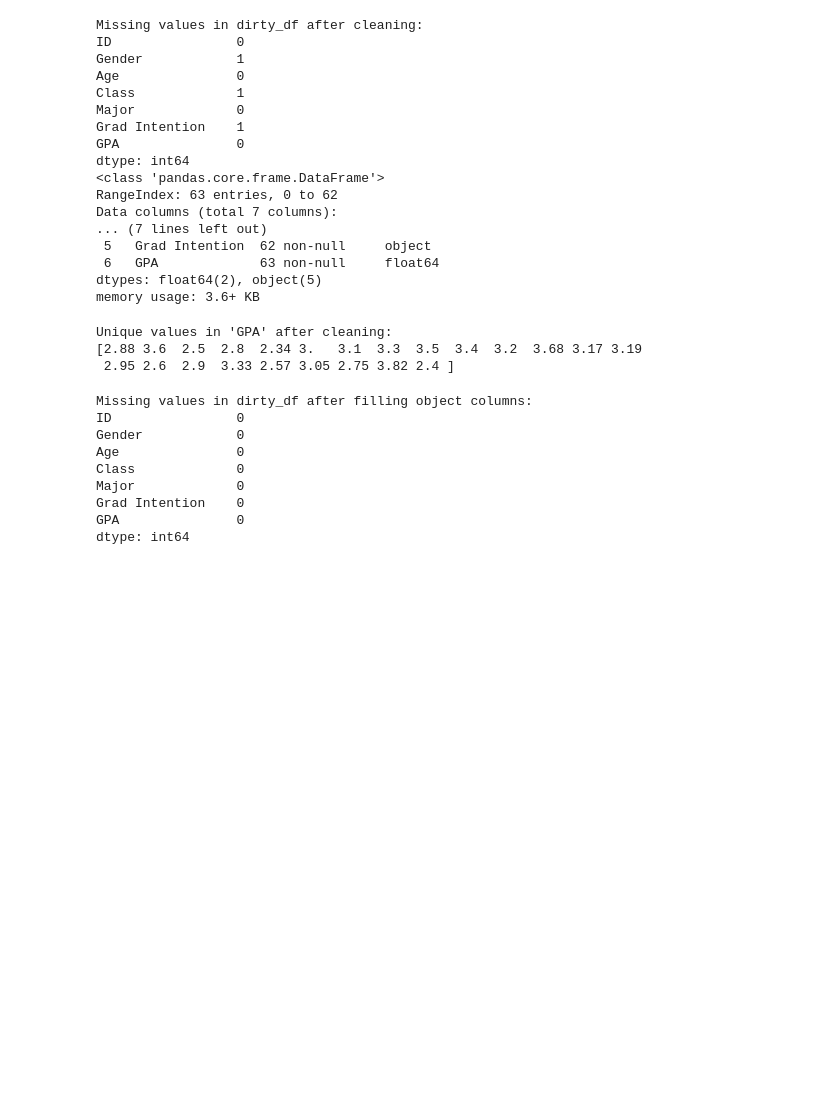
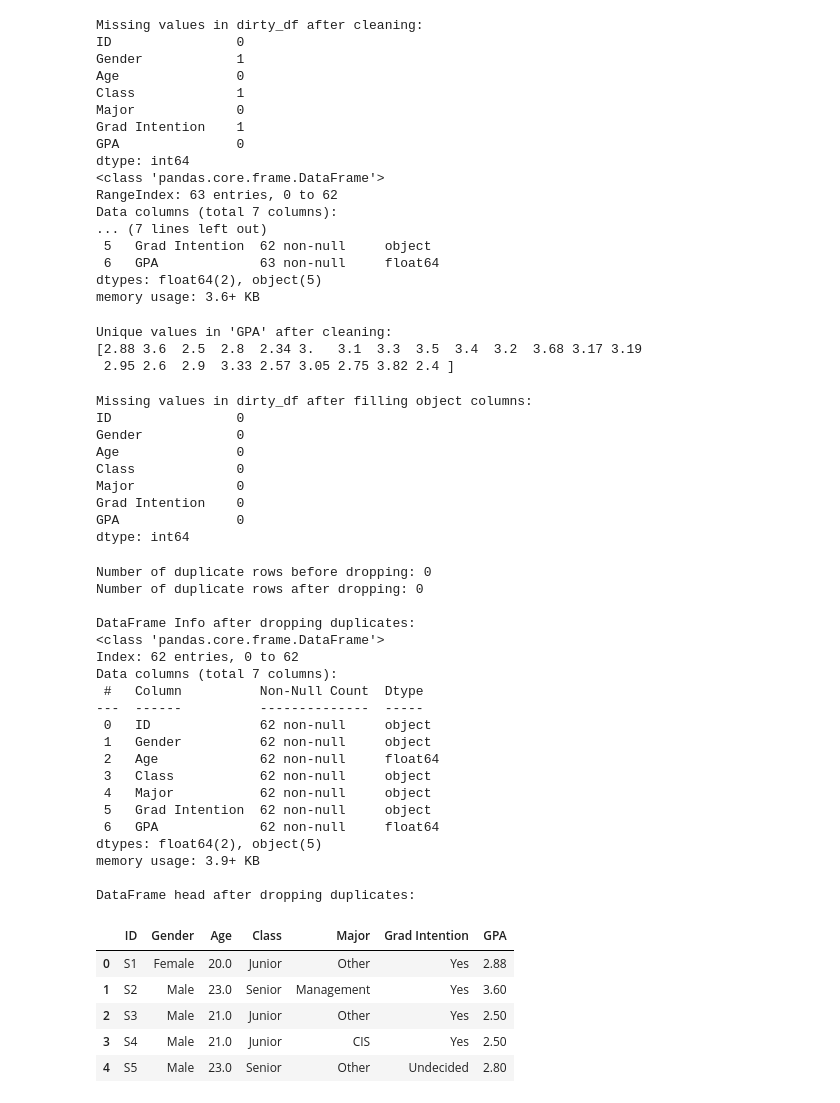
Before and after one commit to Kartavya-Jharwal/Kartavya_Business_Analytics2025, a Jupyter notebook: Class_Assignments/week5/Week_5_session_2_Merge_example.ipynb, the cells around one changed output. Drawn from its saved outputs; the diff is of its cells as text; code cells hidden in the pictures; blank space fills up the shorter version.

```diff
--- a/Class_Assignments/week5/Week_5_session_2_Merge_example.ipynb
+++ b/Class_Assignments/week5/Week_5_session_2_Merge_example.ipynb
@@ -202,3 +202,47 @@ Major             0
 Grad Intention    0
 GPA               0
 dtype: int64
+# %%
+# Check for duplicate rows
+duplicate_rows = dirty_df.duplicated().sum()
+print(f"\nNumber of duplicate rows before dropping: {duplicate_rows}")
+
+# Drop duplicate rows
+dirty_df = dirty_df.drop_duplicates()
+
+# Check for duplicate rows after dropping
+duplicate_rows_after = dirty_df.duplicated().sum()
+print(f"Number of duplicate rows after dropping: {duplicate_rows_after}")
+
+# Display the info and head of the dataframe after dropping duplicates
+print("\nDataFrame Info after dropping duplicates:")
+dirty_df.info()
+print("\nDataFrame head after dropping duplicates:")
+display(dirty_df.head())
+# %% [output]
+Number of duplicate rows before dropping: 0
+Number of duplicate rows after dropping: 0
+
+DataFrame Info after dropping duplicates:
+<class 'pandas.core.frame.DataFrame'>
+Index: 62 entries, 0 to 62
+Data columns (total 7 columns):
+ #   Column          Non-Null Count  Dtype
+---  ------          --------------  -----
+ 0   ID              62 non-null     object
+ 1   Gender          62 non-null     object
+ 2   Age             62 non-null     float64
+ 3   Class           62 non-null     object
+ 4   Major           62 non-null     object
+ 5   Grad Intention  62 non-null     object
+ 6   GPA             62 non-null     float64
+dtypes: float64(2), object(5)
+memory usage: 3.9+ KB
+
+DataFrame head after dropping duplicates:
+|  | ID | Gender | Age | Class | Major | Grad Intention | GPA |
+| 0 | S1 | Female | 20.0 | Junior | Other | Yes | 2.88 |
+| 1 | S2 | Male | 23.0 | Senior | Management | Yes | 3.60 |
+| 2 | S3 | Male | 21.0 | Junior | Other | Yes | 2.50 |
+| 3 | S4 | Male | 21.0 | Junior | CIS | Yes | 2.50 |
+| 4 | S5 | Male | 23.0 | Senior | Other | Undecided | 2.80 |
```
Also changed, not shown: parts of 1 cell of this notebook.
